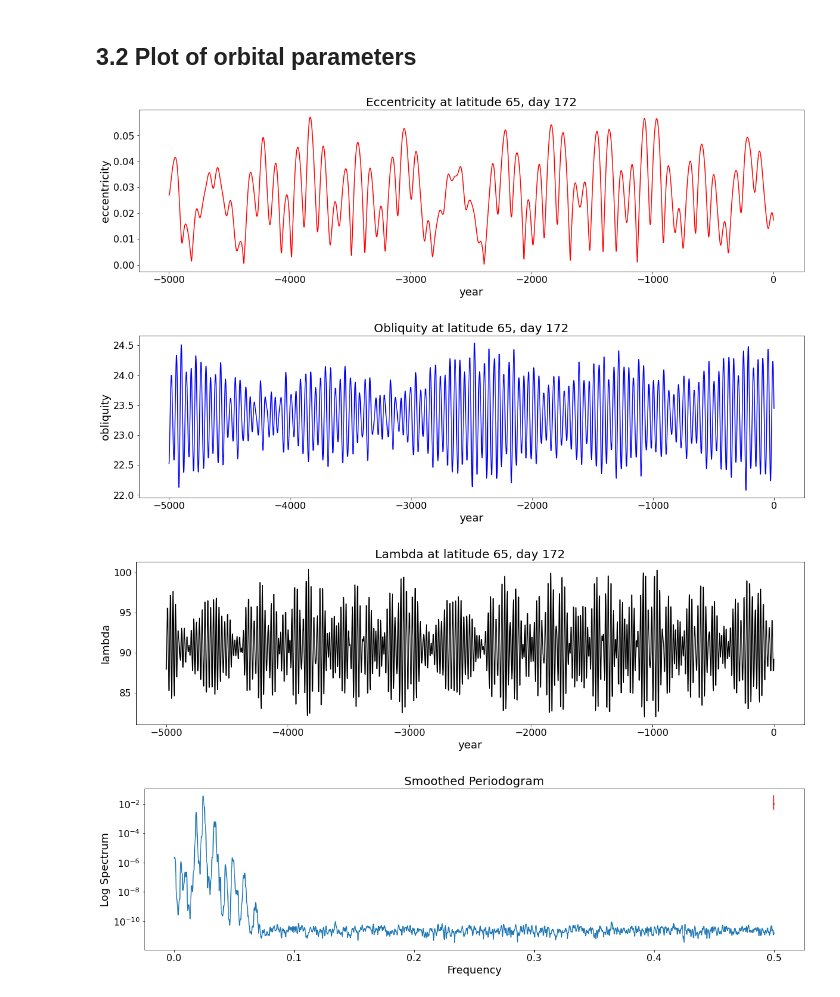
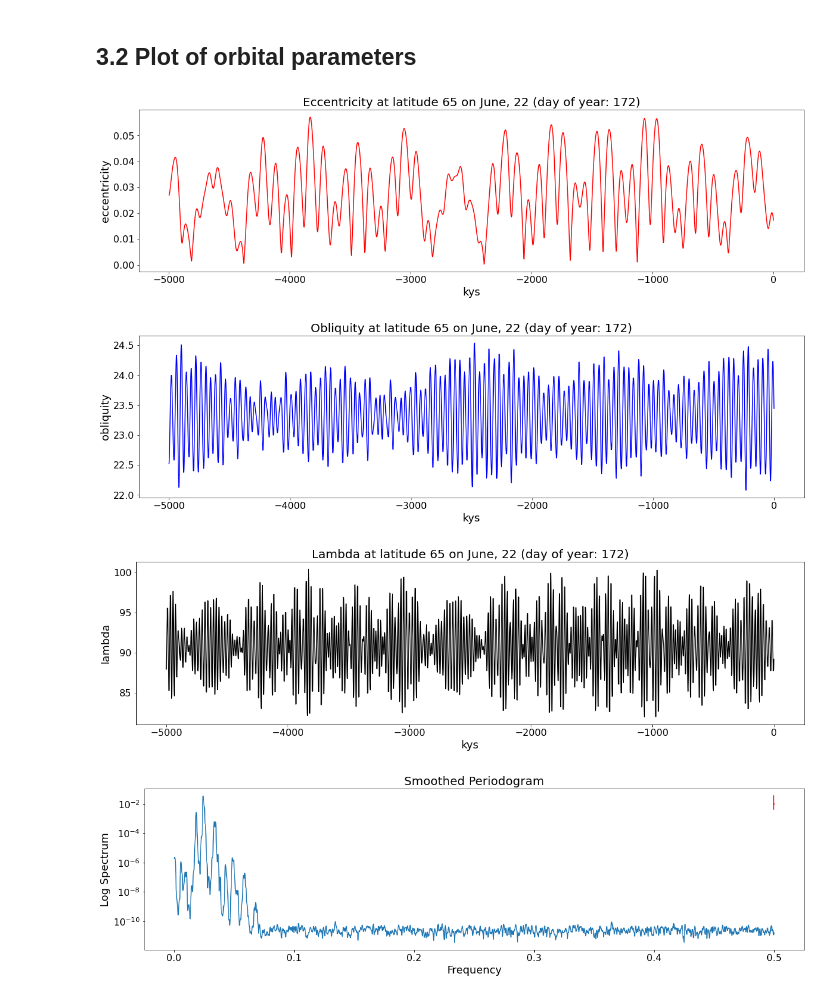
Before and after one commit to btschwertfeger/Orbit-astronomical-theory-of-ice-ages-Website, a Jupyter notebook: orbital_and_astronomical_theroy_of_ice_ages.ipynb, the cells around one changed output. Cells and saved outputs as stored; diff of their text form; code cells hidden in the pictures.

```diff
--- a/orbital_and_astronomical_theroy_of_ice_ages.ipynb
+++ b/orbital_and_astronomical_theroy_of_ice_ages.ipynb
@@ -654,27 +655,31 @@ for i in -time:
 # %%
 plt.figure(figsize=(20,5))
 plt.plot(time, eccNew, label="eccentricity", color="red")
-plt.title(f"Eccentricity at latitude {lat}, day {day}")
-plt.xlabel("year")
+
+date_ = datetime.datetime(2021,1,1) + datetime.timedelta(days=day); month_name = date_.strftime("%B")
+plt.title(f"Eccentricity at latitude {lat} on {month_name}, {date_.day} (day of year: {day})")
+plt.xlabel("kys")
 plt.ylabel("eccentricity");
 # %% [output]
-[figure, old version]
+[figure, new version]
 # %%
 plt.figure(figsize=(20,5))
 plt.plot(time, obliquityNew, label="obliquity", color="blue")
-plt.title(f"Obliquity at latitude {lat}, day {day}")
-plt.xlabel("year")
+date_ = datetime.datetime(2021,1,1) + datetime.timedelta(days=day); month_name = date_.strftime("%B")
+plt.title(f"Obliquity at latitude {lat} on {month_name}, {date_.day} (day of year: {day})")
+plt.xlabel("kys")
 plt.ylabel("obliquity");
 # %% [output]
-[figure, old version]
+[figure, new version]
 # %%
 plt.figure(figsize=(20,5))
 plt.plot(time, lambdaNew, label="lambda", color="black")
-plt.title(f"Lambda at latitude {lat}, day {day}")
-plt.xlabel("year")
+date_ = datetime.datetime(2021,1,1) + datetime.timedelta(days=day); month_name = date_.strftime("%B")
+plt.title(f"Lambda at latitude {lat} on {month_name}, {date_.day} (day of year: {day})")
+plt.xlabel("kys")
 plt.ylabel("lambda");
 # %% [output]
-[figure, old version]
+[figure, new version]
 # %%
 # without interpolation bc this makes strange wabbels
 epsilon = loadOrbitalData(kyear = np.arange(0,5000,0.1), filename = "orbital_param.csv", interpThis=False)["epsilon"]
```
Also changed, not shown: parts of 4 cells of this notebook, 1 other file.
